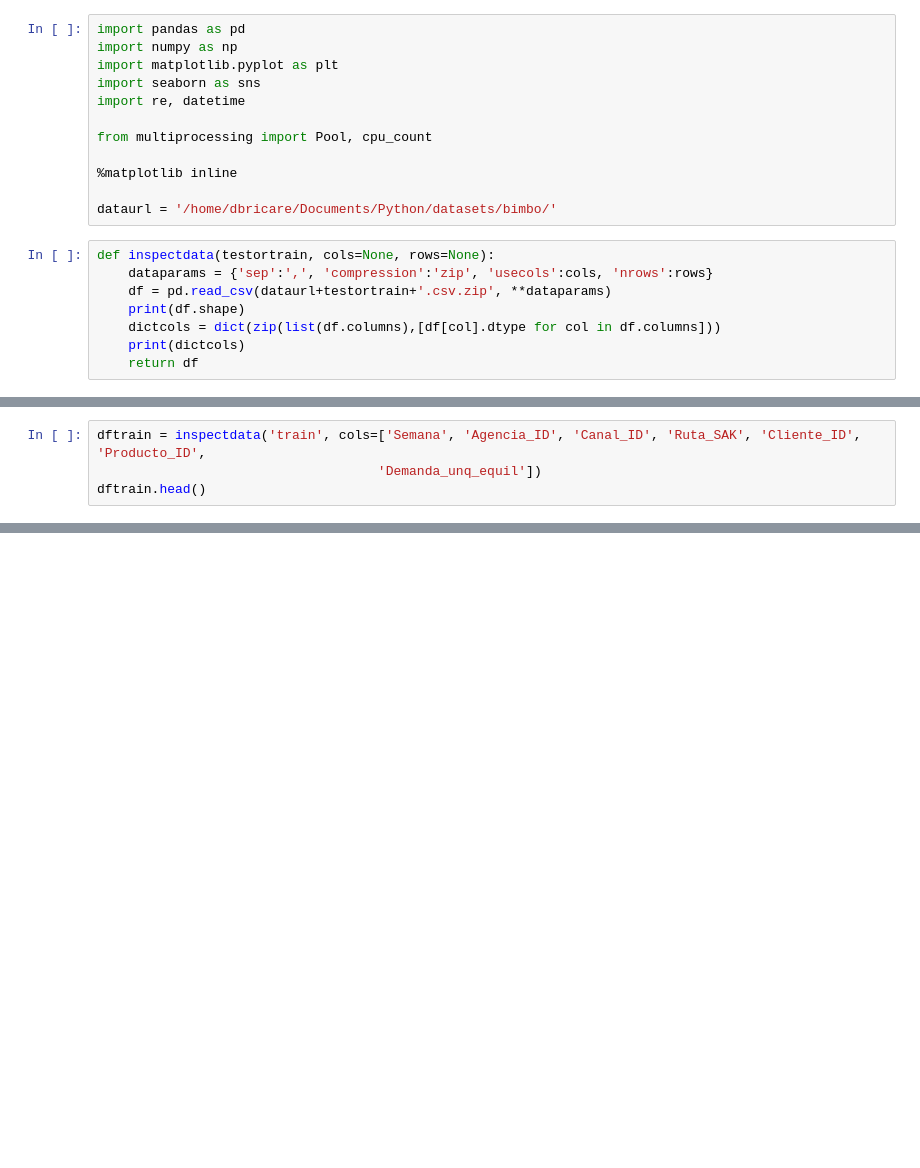
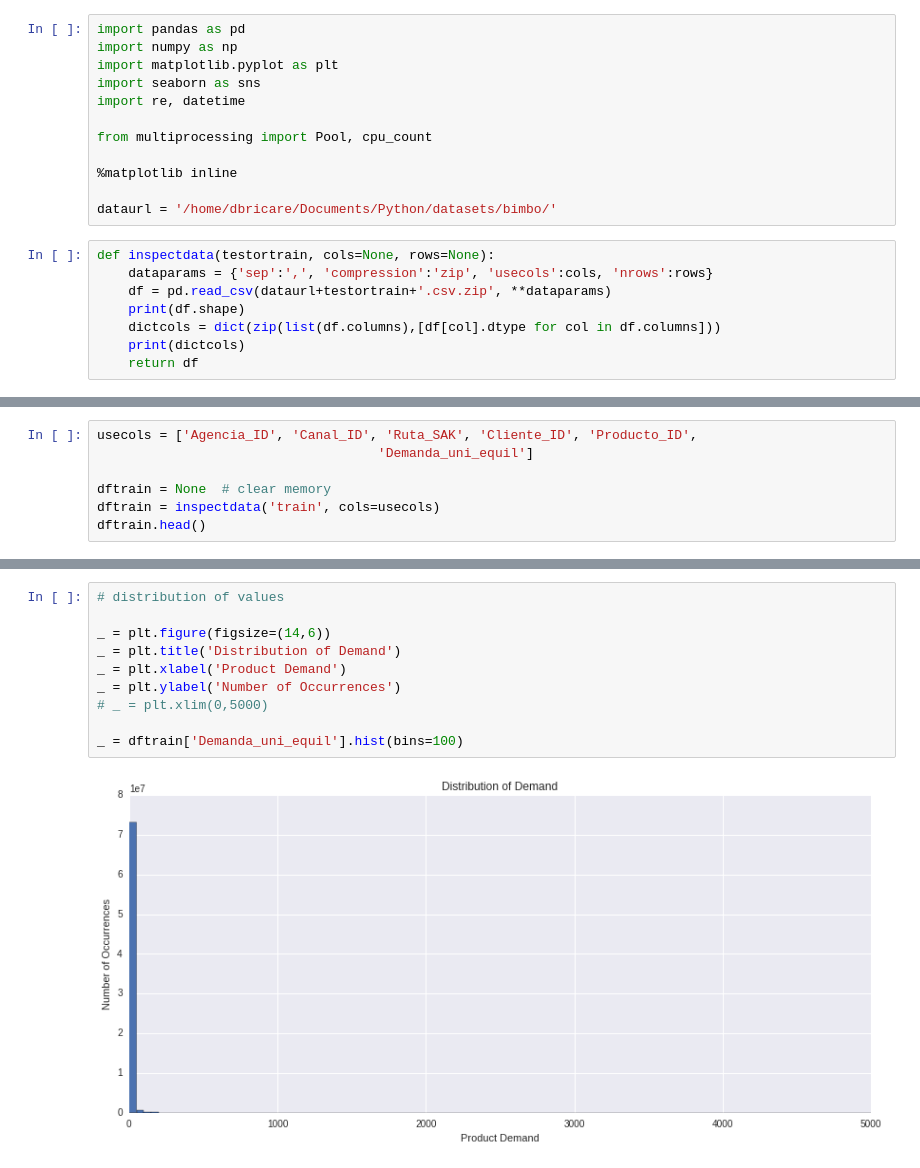
Before and after one commit to dbricare/kaggle, a Jupyter notebook: Bimbo/bimbo2.ipynb, the cells around one changed output, grey strips where cells are left out. Drawn from its saved outputs; the diff is of its cells as text; blank space fills up the shorter version.

```diff
--- a/Bimbo/bimbo2.ipynb
+++ b/Bimbo/bimbo2.ipynb
@@ -25,4 +27,7 @@ def inspectdata(testortrain, cols=None, rows=None):
 # %%
-dftrain = inspectdata('train', cols=['Semana', 'Agencia_ID', 'Canal_ID', 'Ruta_SAK', 'Cliente_ID', 'Producto_ID',
-                                    'Demanda_unq_equil'])
+usecols = ['Agencia_ID', 'Canal_ID', 'Ruta_SAK', 'Cliente_ID', 'Producto_ID',
+                                    'Demanda_uni_equil']
+
+dftrain = None  # clear memory
+dftrain = inspectdata('train', cols=usecols)
 dftrain.head()
@@ -28,0 +43,12 @@ dftrain.head()
+# %%
+# distribution of values
+
+_ = plt.figure(figsize=(14,6))
+_ = plt.title('Distribution of Demand')
+_ = plt.xlabel('Product Demand')
+_ = plt.ylabel('Number of Occurrences')
+# _ = plt.xlim(0,5000)
+
+_ = dftrain['Demanda_uni_equil'].hist(bins=100)
+# %% [output]
+[figure, added]
```
Also changed, not shown: parts of 22 cells of this notebook.
